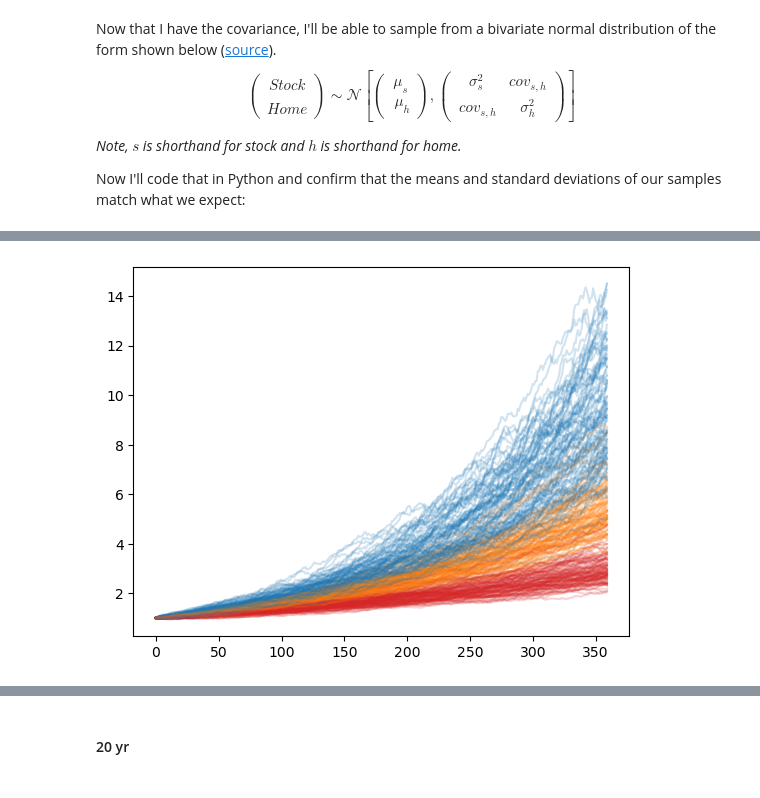
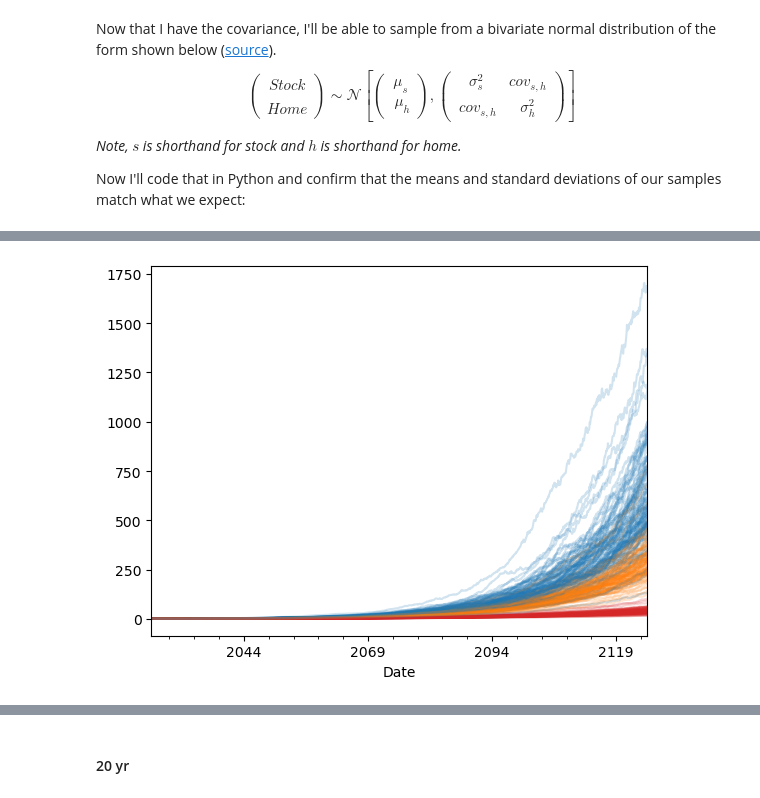
Before and after one commit to peter-amerkhanian/peter-amerkhanian.github.io, a Jupyter notebook: in-progress/reno_model/index.ipynb, the cells around one changed output, grey strips where cells are left out. Saved outputs shown, nothing was run; the diff lists cells and outputs as text; code cells hidden in the pictures.

```diff
--- a/in-progress/reno_model/index.ipynb
+++ b/in-progress/reno_model/index.ipynb
@@ -61,6 +61,7 @@ def simulate_returns(mu_stock=.1081,
                      mu_home=.0572,
                      sigma_home=.1042,
                      condo_cost = .02,
+                     years = 30,
                      seed=None):
     cov = 0.5 * sigma_stock * sigma_home
     cov_matrix = np.array([[sigma_stock**2, cov],
@@ -69,9 +70,14 @@ def simulate_returns(mu_stock=.1081,
                             .default_rng(seed)
                             .multivariate_normal([mu_stock, mu_home],
                                                 cov_matrix,
-                                                360),
+                                                years * 12),
                             columns=["Stock_Appreciation", "Home_Appreciation"])
-    returns_df['Stock_Appreciation'] = returns_df['Stock_Appreciation'] * .7
+    returns_df['Stock_Appreciation'] = returns_df['Stock_Appreciation'] * .6
     returns_df['Condo_Appreciation'] = returns_df['Home_Appreciation'] - condo_cost + np.random.normal(0, .005, len(returns_df))
     returns_df = (returns_df / 12)
+    returns_df.index = pd.date_range(
+        start=datetime.today().date(),
+        periods=12*years,
+        freq='MS',
+        name="Date")
     return returns_df
@@ -94,10 +84,10 @@ simulate_returns()
 # %%
 fig, ax = plt.subplots()
 for i in range(100):
-    returns_df = simulate_returns()
+    returns_df = simulate_returns(years = 100)
     cum_returns = returns_df.add(1).cumprod()
     cum_returns['Home_Appreciation'].plot(alpha=.2, ax=ax, legend=False, color="tab:orange")
     cum_returns['Condo_Appreciation'].plot(alpha=.2, ax=ax, legend=False, color="tab:red")
     cum_returns['Stock_Appreciation'].plot(alpha=.2, ax=ax, legend=False, color="tab:blue")
 # %% [output]
-[figure, old version]
+[figure, new version]
```
Also changed, not shown: parts of 22 cells of this notebook, 1 other file.
